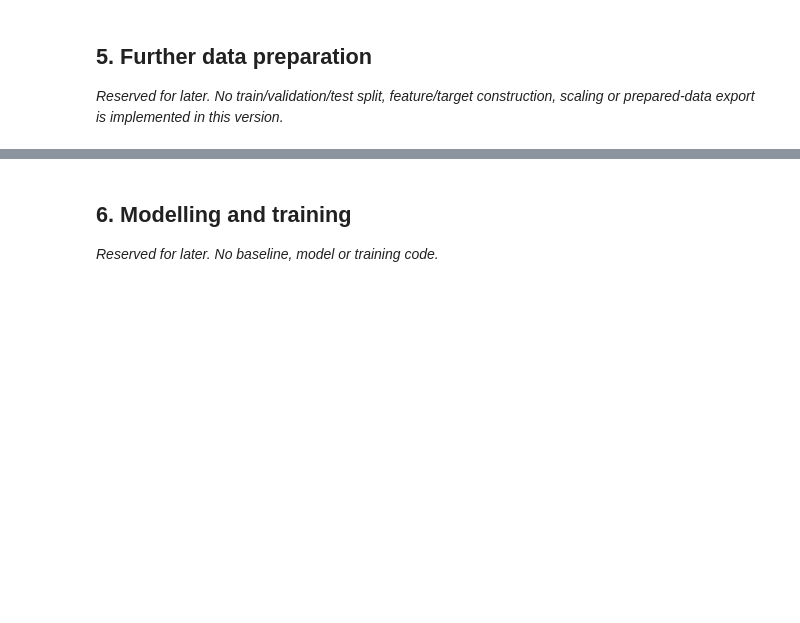
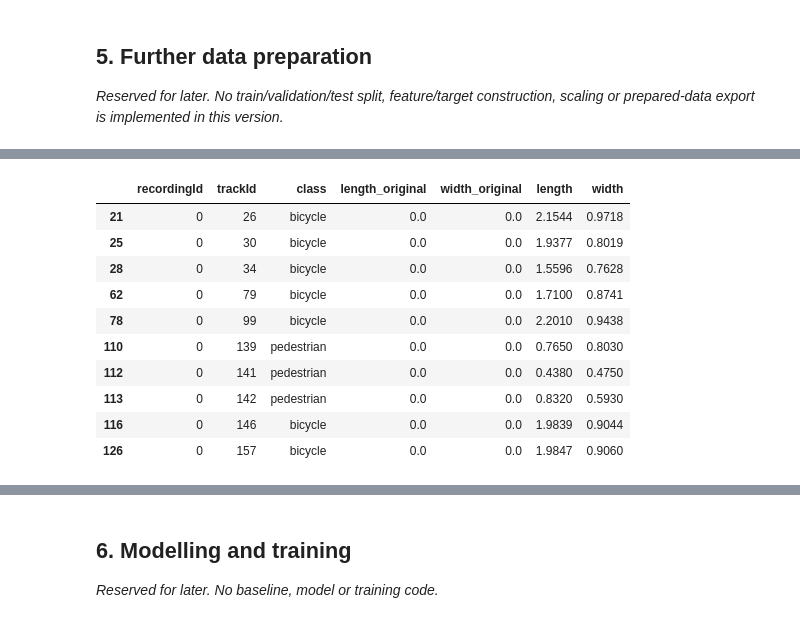
Before and after one commit to web-hannes/ai-infrastructure-p1a, a Jupyter notebook: inD_project_notebook_phase_structure.ipynb, the cells around one changed output, grey strips where cells are left out. Saved outputs shown, nothing was run; the diff lists cells and outputs as text; code cells hidden in the pictures; blank space fills up the shorter version.

```diff
--- a/inD_project_notebook_phase_structure.ipynb
+++ b/inD_project_notebook_phase_structure.ipynb
@@ -1759,0 +1883,70 @@ Training set: 7,290 tracks  · 33 recordings  · 4 locations
+# %%
+# Read the cleaned tracks and the external size reference.
+tracks_prepared = pd.read_csv("tracks_clean.csv")
+size_reference = pd.read_csv("widthLenghtreference.csv")
+
+# Keep the original inD dimensions for comparison.
+tracks_prepared["length_original"] = tracks_prepared["length"]
+tracks_prepared["width_original"] = tracks_prepared["width"]
+tracks_prepared["synthetic_size"] = False
+
+# Use a fixed seed so the sampled values are reproducible.
+rng = np.random.default_rng(42)
+
+# Match inD classes to the corresponding reference classes.
+class_mapping = {
+    "bicycle": "Bicycle",
+    "pedestrian": "Pedestrian"
+}
+
+for ind_class, reference_class in class_mapping.items():
+    # Select the inD tracks and reference size pairs for this class.
+    track_mask = tracks_prepared["class"] == ind_class
+    reference_sizes = size_reference[
+        size_reference["class"] == reference_class
+    ]
+
+    # Draw one reference row per inD track, with replacement.
+    selected_rows = rng.choice(
+        len(reference_sizes),
+        size=track_mask.sum(),
+        replace=True
+    )
+
+    sampled_sizes = reference_sizes.iloc[selected_rows]
+
+    # Assign length and width together as an existing pair.
+    tracks_prepared.loc[track_mask, "length"] = (
+        sampled_sizes["length_m"].to_numpy()
+    )
+
+    tracks_prepared.loc[track_mask, "width"] = (
+        sampled_sizes["width_m"].to_numpy()
+    )
+
+    tracks_prepared.loc[track_mask, "synthetic_size"] = True
+
+# Save a new file; the original tracks_clean.csv remains unchanged.
+tracks_prepared.to_csv("tracks_prepared.csv", index=False)
+
+print("Synthetic dimensions added:")
+print(
+    tracks_prepared[tracks_prepared["synthetic_size"]]
+    .groupby("class")
+    .size()
+)
+
+print("\nWritten: tracks_prepared.csv")
+
+# Show a few prepared bicycle and pedestrian tracks.
+display(
+    tracks_prepared.loc[
+        tracks_prepared["synthetic_size"],
+        [
+            "recordingId", "trackId", "class",
+            "length_original", "width_original",
+            "length", "width"
+        ]
+    ].head(10)
+)
+# %% [output]
@@ -1759,0 +1960,11 @@ Training set: 7,290 tracks  · 33 recordings  · 4 locations
+|  | recordingId | trackId | class | length_original | width_original | length | width |
+| 21 | 0 | 26 | bicycle | 0.0 | 0.0 | 2.1544 | 0.9718 |
+| 25 | 0 | 30 | bicycle | 0.0 | 0.0 | 1.9377 | 0.8019 |
+| 28 | 0 | 34 | bicycle | 0.0 | 0.0 | 1.5596 | 0.7628 |
+| 62 | 0 | 79 | bicycle | 0.0 | 0.0 | 1.7100 | 0.8741 |
+| 78 | 0 | 99 | bicycle | 0.0 | 0.0 | 2.2010 | 0.9438 |
+| 110 | 0 | 139 | pedestrian | 0.0 | 0.0 | 0.7650 | 0.8030 |
+| 112 | 0 | 141 | pedestrian | 0.0 | 0.0 | 0.4380 | 0.4750 |
+| 113 | 0 | 142 | pedestrian | 0.0 | 0.0 | 0.8320 | 0.5930 |
+| 116 | 0 | 146 | bicycle | 0.0 | 0.0 | 1.9839 | 0.9044 |
+| 126 | 0 | 157 | bicycle | 0.0 | 0.0 | 1.9847 | 0.9060 |
```
Also changed, not shown: parts of 26 cells of this notebook, 2 other files.
